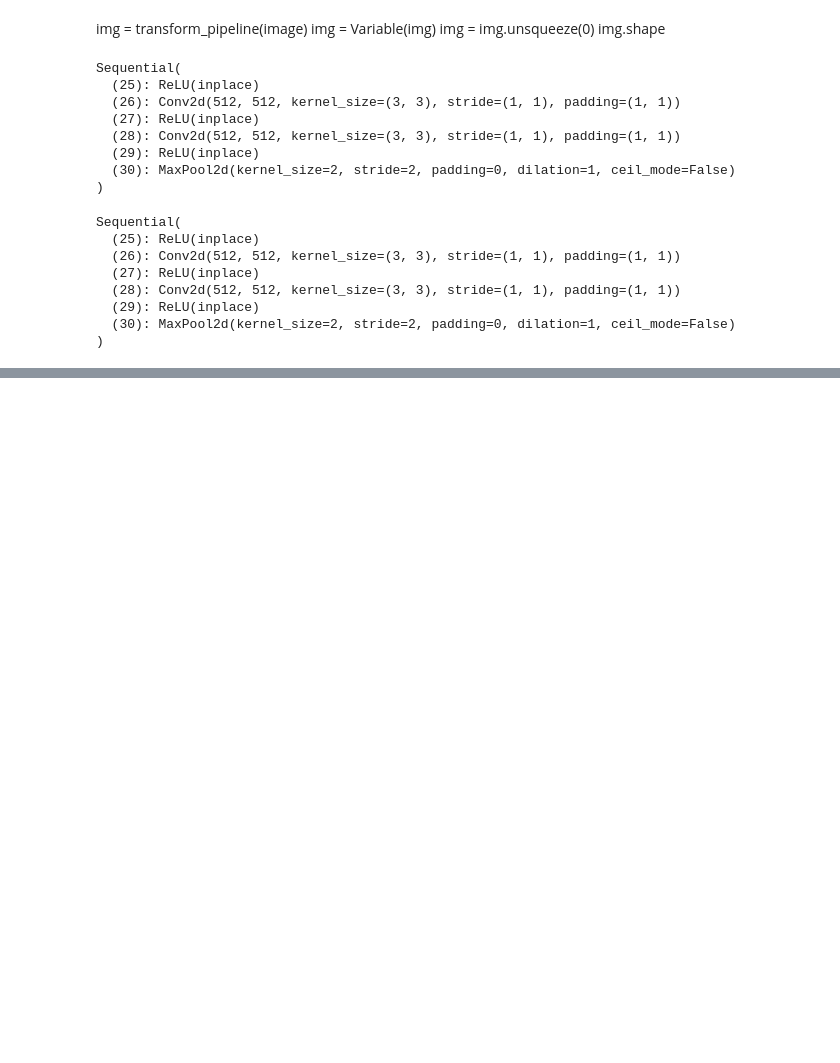
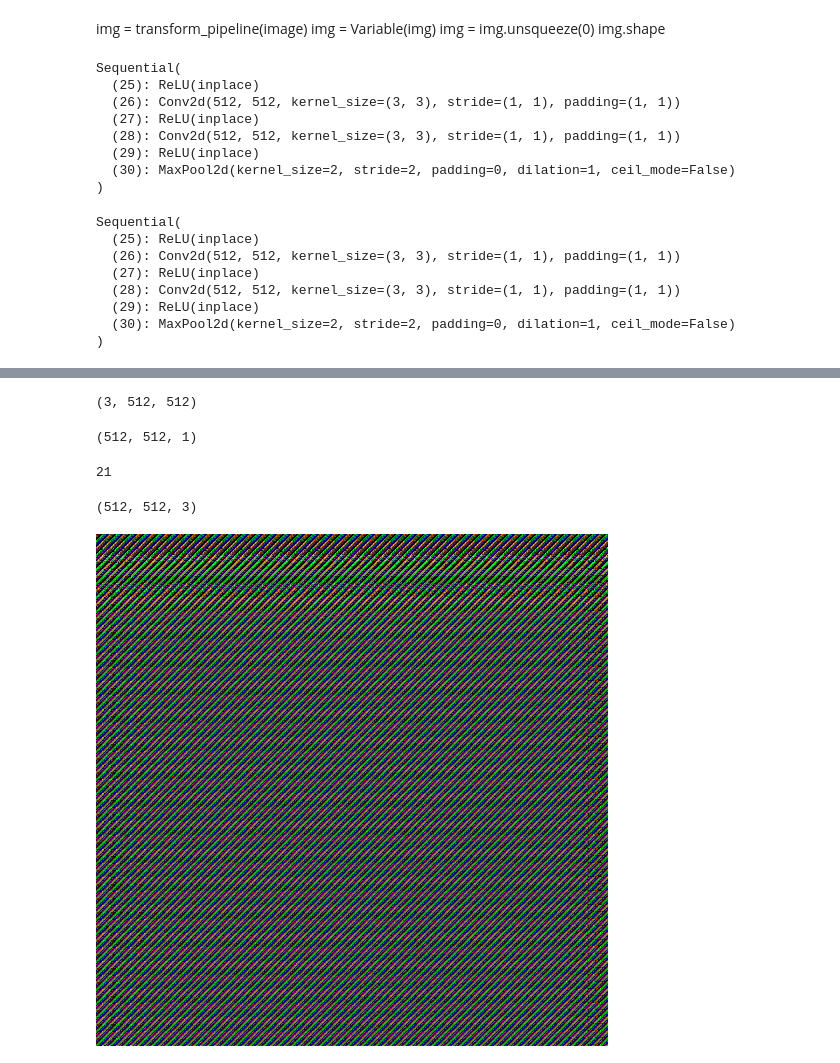
Before and after one commit to bouchardi/semantic-segmentation, a Jupyter notebook: segmentation/experiment.ipynb, the cells around one changed output, grey strips where cells are left out. Saved outputs shown, nothing was run; the diff lists cells and outputs as text; code cells hidden in the pictures; blank space fills up the shorter version.

Commit message:
improved dataset

```diff
--- a/segmentation/experiment.ipynb
+++ b/segmentation/experiment.ipynb
@@ -120,2 +117,5 @@ vgg16
 # %%
 mod.from_file('/project/fcn.pt')
+# %%
+dataset = PascalVOC2012('val')
+image, label = dataset[0]
@@ -121,0 +127,4 @@ mod.from_file('/project/fcn.pt')
+# %%
+image = np.array(image)
+image = np.resize(image, (512, 512, 3))
+image.shape
@@ -121,0 +137,26 @@ mod.from_file('/project/fcn.pt')
+# %%
+image.shape
+np.rollaxis(image, 2, 0).shape
+# %% [output]
+(3, 512, 512)
+# %%
+label = np.resize(label, (512, 512, 1))
+label.shape
+# %% [output]
+(512, 512, 1)
+# %%
+label[label == 255] = 21
+label.max()
+# %% [output]
+21
+# %%
+image = np.resize(image, (512, 512, 3))
+image.shape
+# %% [output]
+(512, 512, 3)
+# %%
+result = mod(image)
+# %%
+F.to_pil_image(result[0])
+# %% [output]
+[figure, added]
```
Also changed, not shown: parts of 6 cells of this notebook, 3 other files.
